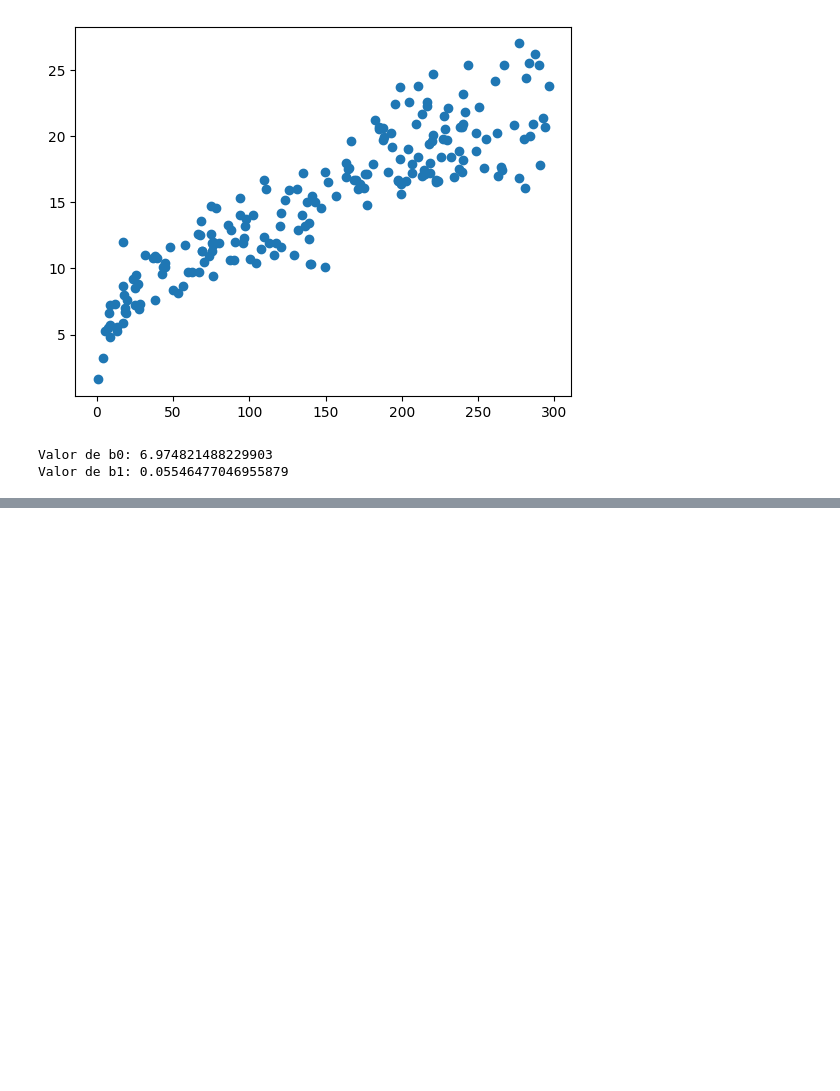
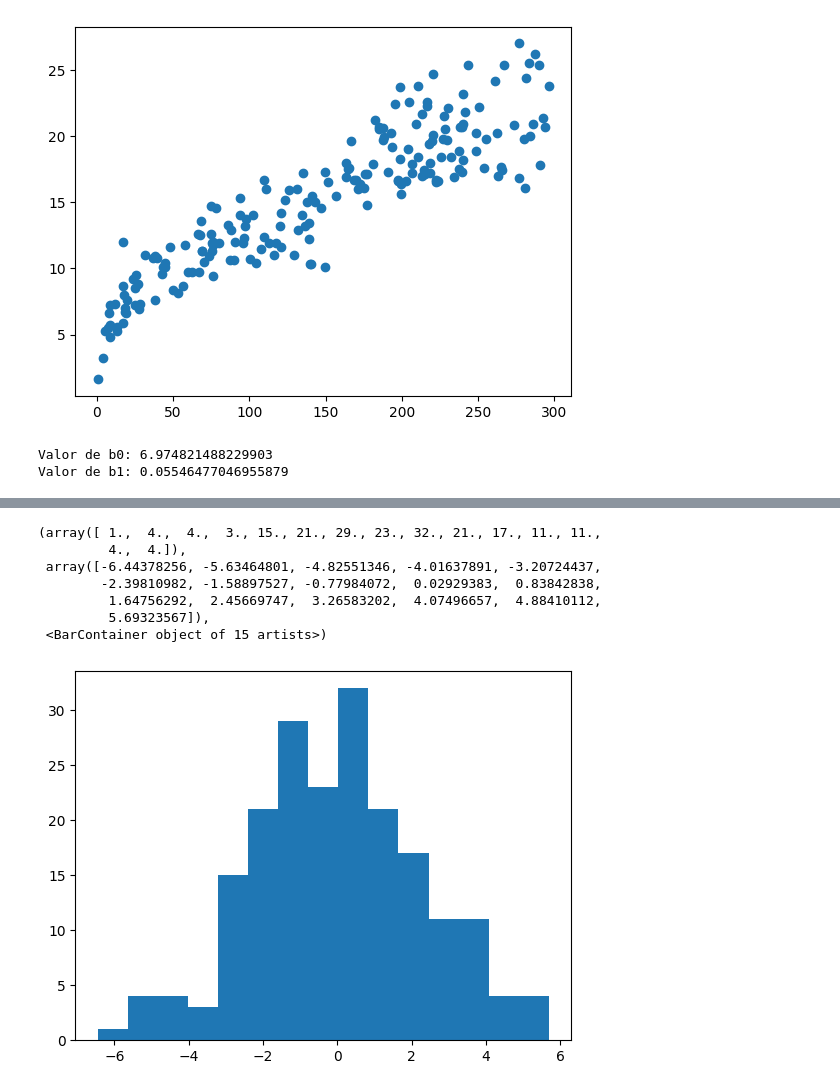
Before and after one commit to gabalvarezmc/AnalisisDatos_T2, a Jupyter notebook: 02-CalculoRegresion.ipynb, the cells around one changed output, grey strips where cells are left out. Saved outputs shown, nothing was run; the diff lists cells and outputs as text; code cells hidden in the pictures; blank space fills up the shorter version.

```diff
--- a/02-CalculoRegresion.ipynb
+++ b/02-CalculoRegresion.ipynb
@@ -84,0 +140,12 @@ ax.legend()
+# %%
+# Normalidad: Errores deben seguir una distribución normal
+plt.hist(data["errors"], bins = 15)
+# %% [output]
+(array([ 1.,  4.,  4.,  3., 15., 21., 29., 23., 32., 21., 17., 11., 11.,
+         4.,  4.]),
+ array([-6.44378256, -5.63464801, -4.82551346, -4.01637891, -3.20724437,
+        -2.39810982, -1.58897527, -0.77984072,  0.02929383,  0.83842838,
+         1.64756292,  2.45669747,  3.26583202,  4.07496657,  4.88410112,
+         5.69323567]),
+ <BarContainer object of 15 artists>)
+[figure, added]
```
Also changed, not shown: parts of 7 cells of this notebook.
